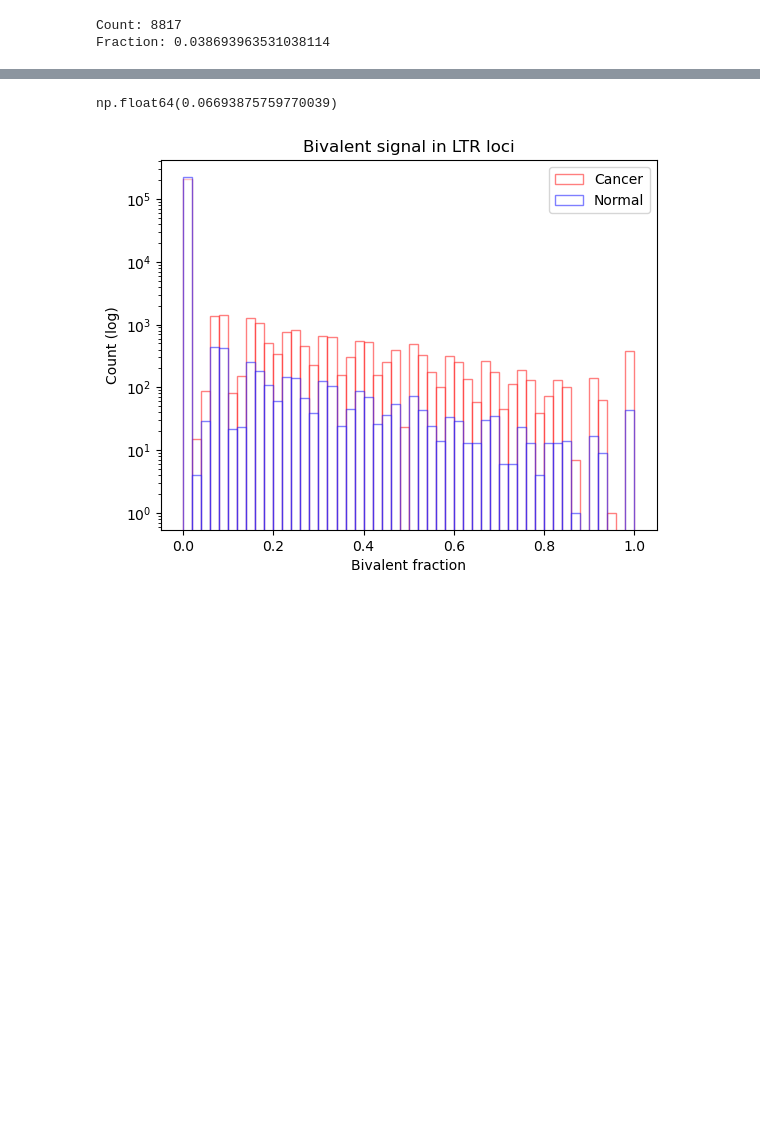
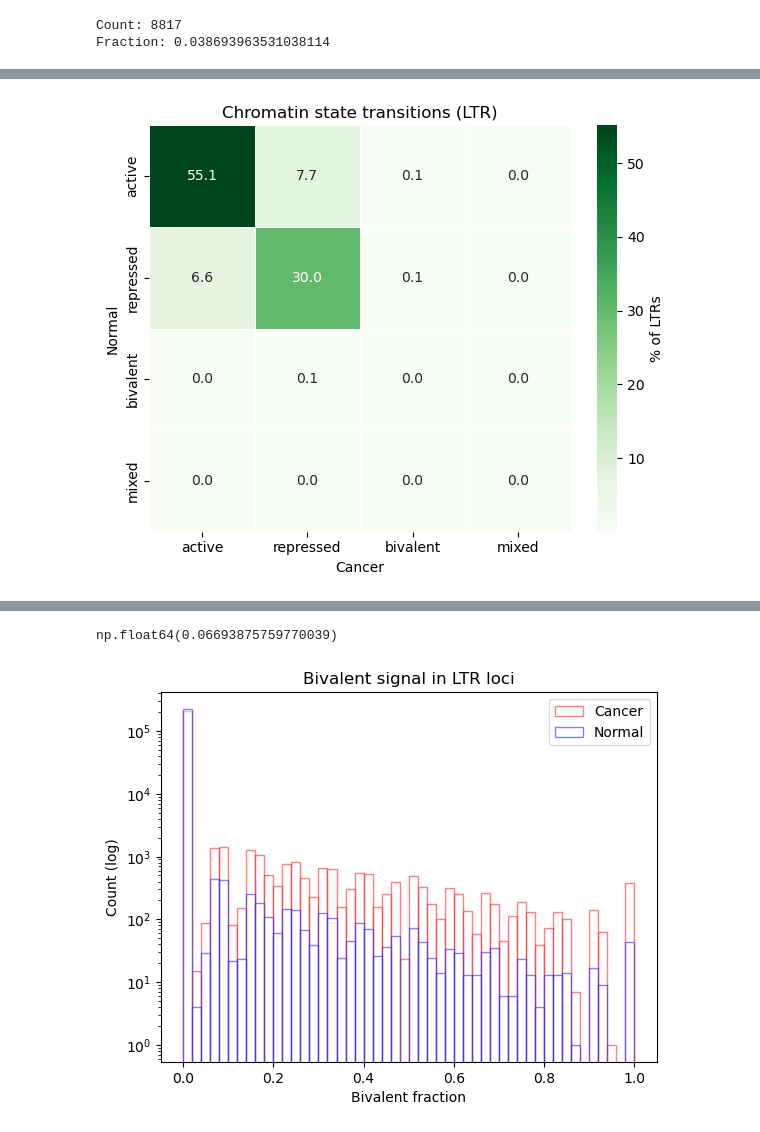
Before and after one commit to caocao0525/HERV, a Jupyter notebook: herv_util_test.ipynb, the cells around one changed output, grey strips where cells are left out. Saved outputs shown, nothing was run; the diff lists cells and outputs as text; code cells hidden in the pictures; blank space fills up the shorter version.

```diff
--- a/herv_util_test.ipynb
+++ b/herv_util_test.ipynb
@@ -349,0 +656,27 @@ Fraction: 0.038693963531038114
+# %%
+##### test overall LTR loci in normal cell vs. cancer cell
+df_ltr_E096 = df_ltr_E096[
+    df_ltr_E096["state_seq_full_slice"].apply(
+        lambda s: isinstance(s, str) and set(s) != {"O"}
+    )
+].copy()
+df_ltr_E114 = df_ltr_E114[
+    df_ltr_E114["state_seq_full_slice"].apply(
+        lambda s: isinstance(s, str) and set(s) != {"O"}
+    )
+].copy()
+# %%
+df_merged_lung = df_ltr_E096.merge(
+    df_ltr_E114,
+    on=["chrom", "start", "end", "name"],
+    suffixes=("_normal", "_cancer")
+)
+# %%
+df_merged_lung["frac_normal"] = df_merged_lung["state_seq_full_slice_normal"].apply(get_frac)
+df_merged_lung["frac_cancer"] = df_merged_lung["state_seq_full_slice_cancer"].apply(get_frac)
+
+df_merged_lung["biv_normal"] = df_merged_lung["frac_normal"].apply(lambda x: frac_of(bivalent, x))
+df_merged_lung["biv_cancer"] = df_merged_lung["frac_cancer"].apply(lambda x: frac_of(bivalent, x))
+# %%
+df_merged_lung["switch_type"] = df_merged_lung.apply(classify, axis=1)
+df_merged_lung["switch_type"].value_counts(normalize=True)
@@ -349,0 +702,5 @@ Fraction: 0.038693963531038114
+# %%
+df_merged_lung=add_coarse_state_transitions(df_merged_lung, min_dominance=0.5)
+mat_pct_lung = plot_transition_heatmap(df_merged_lung, cmap="Greens")
+# %% [output]
+[figure, added]
```
Also changed, not shown: parts of 36 cells of this notebook.
